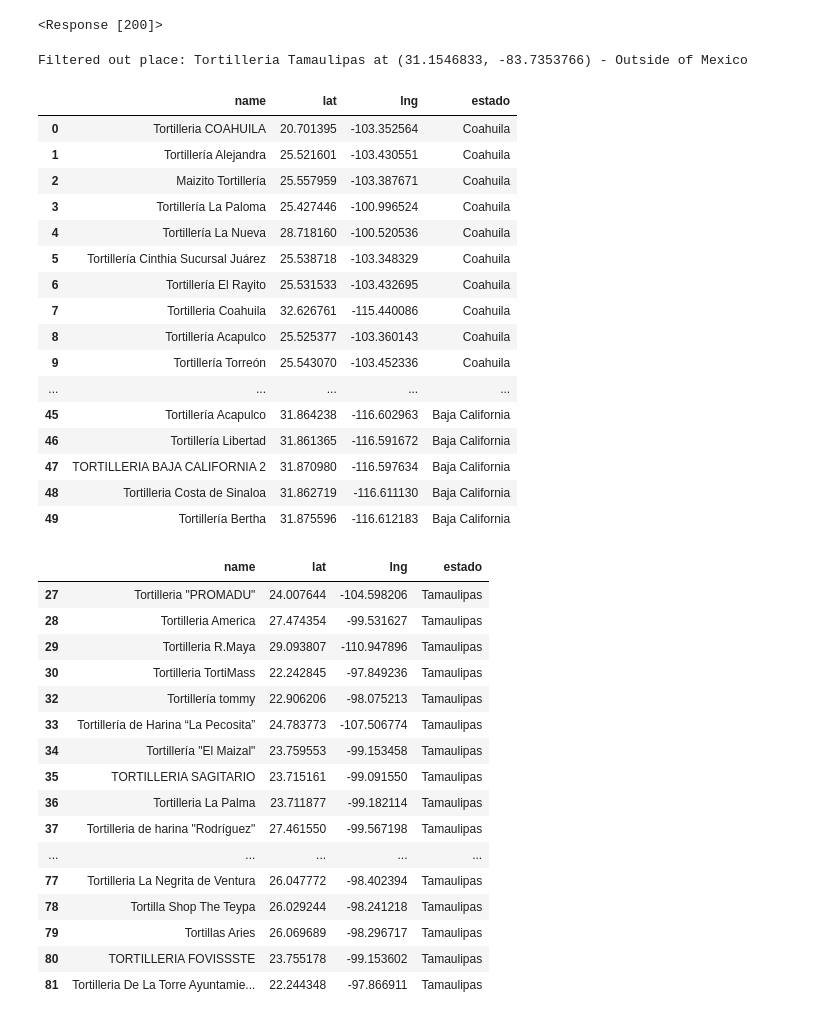
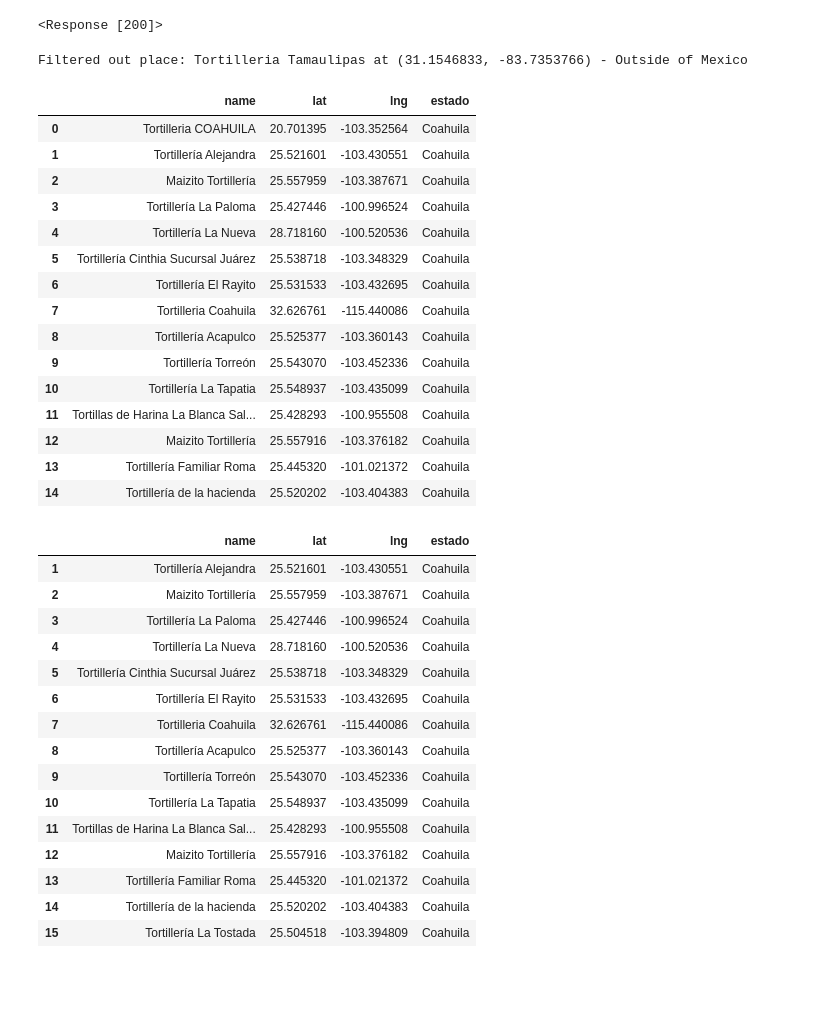
Before and after one commit to Josemarome/Project_1, a Jupyter notebook: 3_Tortilla_Maps.ipynb, the cells around one changed output. Saved outputs shown, nothing was run; the diff lists cells and outputs as text; code cells hidden in the pictures; blank space fills up the shorter version.

```diff
--- a/3_Tortilla_Maps.ipynb
+++ b/3_Tortilla_Maps.ipynb
@@ -359,7 +359,7 @@ for index, row in top_7_cities.iterrows():
 tortillerias_df = pd.DataFrame(locations)
 
 # Display the resulting DataFrame
-tortillerias_df.head(50)
+tortillerias_df.head(15)
 # %% [output]
 Filtered out place: Tortilleria Tamaulipas at (31.1546833, -83.7353766) - Outside of Mexico
 |  | name | lat | lng | estado |
@@ -373,34 +373,33 @@ Filtered out place: Tortilleria Tamaulipas at (31.1546833, -83.7353766) - Outsid
 | 7 | Tortilleria Coahuila | 32.626761 | -115.440086 | Coahuila |
 | 8 | Tortillería Acapulco | 25.525377 | -103.360143 | Coahuila |
 | 9 | Tortillería Torreón | 25.543070 | -103.452336 | Coahuila |
-| ... | ... | ... | ... | ... |
-| 45 | Tortillería Acapulco | 31.864238 | -116.602963 | Baja California |
-| 46 | Tortillería Libertad | 31.861365 | -116.591672 | Baja California |
-| 47 | TORTILLERIA BAJA CALIFORNIA 2 | 31.870980 | -116.597634 | Baja California |
-| 48 | Tortilleria Costa de Sinaloa | 31.862719 | -116.611130 | Baja California |
-| 49 | Tortillería Bertha | 31.875596 | -116.612183 | Baja California |
+| 10 | Tortillería La Tapatia | 25.548937 | -103.435099 | Coahuila |
+| 11 | Tortillas de Harina La Blanca Sal... | 25.428293 | -100.955508 | Coahuila |
+| 12 | Maizito Tortillería | 25.557916 | -103.376182 | Coahuila |
+| 13 | Tortillería Familiar Roma | 25.445320 | -101.021372 | Coahuila |
+| 14 | Tortillería de la hacienda | 25.520202 | -103.404383 | Coahuila |
 # %%
+#Cleaning some of the data obtained
 exclude_names = ['Tortilleria Tamaulipas', 'Tortillería Tamaulipas', 'Tortilleria COAHUILA', 'Tortilleria tamaulipas #2', 'Tortilleria Tamaulipas #3']
 tortillerias_df_dropped = tortillerias_df[~tortillerias_df['name'].isin(exclude_names)]
-tortillerias_df_dropped.tail(50)
+tortillerias_df_dropped.head(15)
 # %% [output]
 |  | name | lat | lng | estado |
-| 27 | Tortilleria "PROMADU" | 24.007644 | -104.598206 | Tamaulipas |
-| 28 | Tortilleria America | 27.474354 | -99.531627 | Tamaulipas |
-| 29 | Tortilleria R.Maya | 29.093807 | -110.947896 | Tamaulipas |
-| 30 | Tortilleria TortiMass | 22.242845 | -97.849236 | Tamaulipas |
-| 32 | Tortillería tommy | 22.906206 | -98.075213 | Tamaulipas |
-| 33 | Tortillería de Harina “La Pecosita” | 24.783773 | -107.506774 | Tamaulipas |
-| 34 | Tortillería "El Maizal" | 23.759553 | -99.153458 | Tamaulipas |
-| 35 | TORTILLERIA SAGITARIO | 23.715161 | -99.091550 | Tamaulipas |
-| 36 | Tortilleria La Palma | 23.711877 | -99.182114 | Tamaulipas |
-| 37 | Tortilleria de harina "Rodríguez" | 27.461550 | -99.567198 | Tamaulipas |
-| ... | ... | ... | ... | ... |
-| 77 | Tortilleria La Negrita de Ventura | 26.047772 | -98.402394 | Tamaulipas |
-| 78 | Tortilla Shop The Teypa | 26.029244 | -98.241218 | Tamaulipas |
-| 79 | Tortillas Aries | 26.069689 | -98.296717 | Tamaulipas |
-| 80 | TORTILLERIA FOVISSSTE | 23.755178 | -99.153602 | Tamaulipas |
-| 81 | Tortilleria De La Torre Ayuntamie... | 22.244348 | -97.866911 | Tamaulipas |
+| 1 | Tortillería Alejandra | 25.521601 | -103.430551 | Coahuila |
+| 2 | Maizito Tortillería | 25.557959 | -103.387671 | Coahuila |
+| 3 | Tortillería La Paloma | 25.427446 | -100.996524 | Coahuila |
+| 4 | Tortillería La Nueva | 28.718160 | -100.520536 | Coahuila |
+| 5 | Tortillería Cinthia Sucursal Juárez | 25.538718 | -103.348329 | Coahuila |
+| 6 | Tortillería El Rayito | 25.531533 | -103.432695 | Coahuila |
+| 7 | Tortilleria Coahuila | 32.626761 | -115.440086 | Coahuila |
+| 8 | Tortillería Acapulco | 25.525377 | -103.360143 | Coahuila |
+| 9 | Tortillería Torreón | 25.543070 | -103.452336 | Coahuila |
+| 10 | Tortillería La Tapatia | 25.548937 | -103.435099 | Coahuila |
+| 11 | Tortillas de Harina La Blanca Sal... | 25.428293 | -100.955508 | Coahuila |
+| 12 | Maizito Tortillería | 25.557916 | -103.376182 | Coahuila |
+| 13 | Tortillería Familiar Roma | 25.445320 | -101.021372 | Coahuila |
+| 14 | Tortillería de la hacienda | 25.520202 | -103.404383 | Coahuila |
+| 15 | Tortillería La Tostada | 25.504518 | -103.394809 | Coahuila |
 # %%
 # Configure the map plot
 map_plot_tort_4 = tortillerias_df_dropped.hvplot.points(
```
Also changed, not shown: parts of 2 cells of this notebook.
